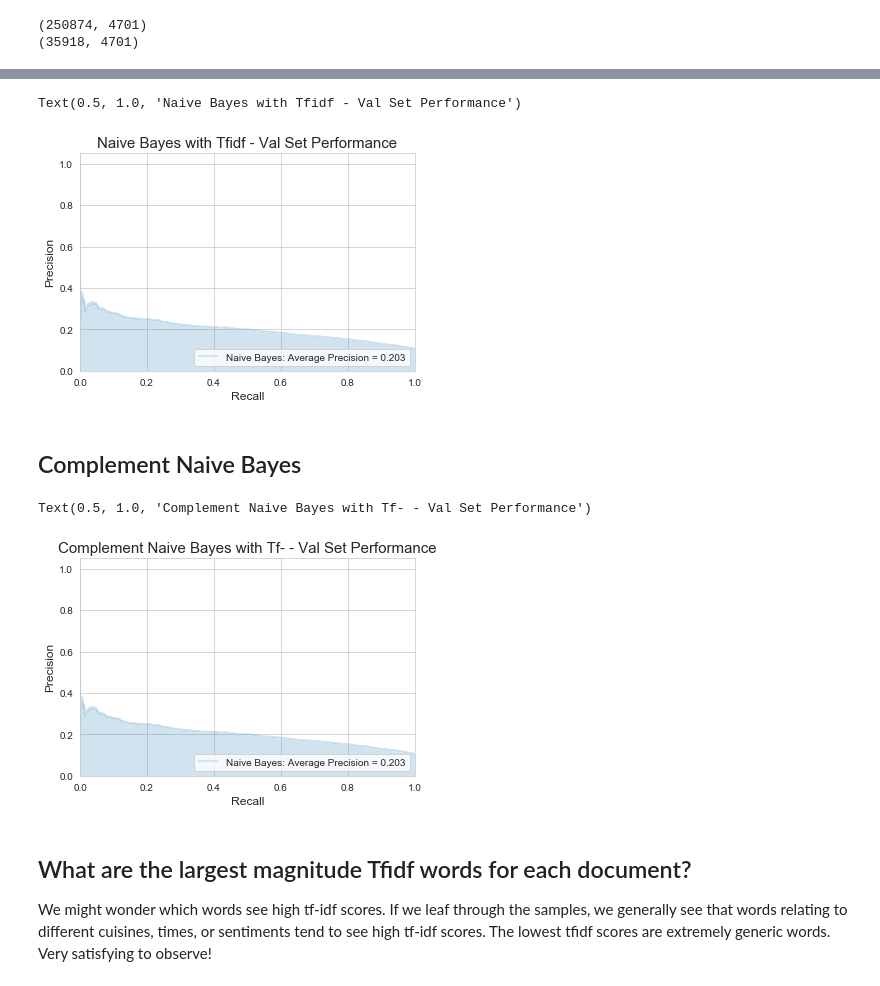
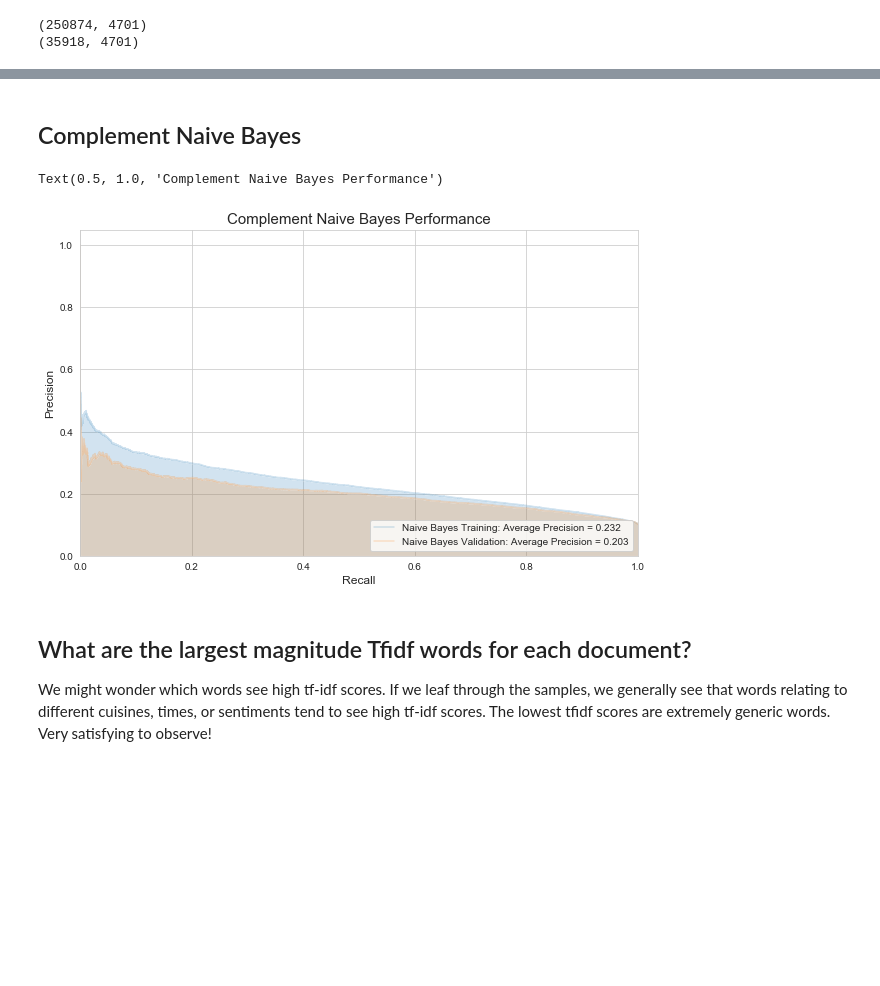
Before and after one commit to sujeongcha/Yelp-fake-review-detection, a Jupyter notebook: notebooks/exploratory/soojin-NB_validation.ipynb, the cells around one changed output, grey strips where cells are left out. Drawn from its saved outputs; the diff is of its cells as text; code cells hidden in the pictures; blank space fills up the shorter version.

```diff
--- a/notebooks/exploratory/soojin-NB_validation.ipynb
+++ b/notebooks/exploratory/soojin-NB_validation.ipynb
@@ -108,26 +101,17 @@ plot_pr(data['pred_nb'], data['label'], label='Naive Bayes')
-# %%
-y = data['label']
-nb = MultinomialNB()
-nb.fit(text_data_train, y)
-
-val['pred_nb'] = nb.predict_proba(text_data_val)[:,1]
-plot_pr(val['pred_nb'], val['label'], label='Naive Bayes')
-plt.title('Naive Bayes with Tfidf - Val Set Performance', fontsize = 15)
-# %% [output]
-Text(0.5, 1.0, 'Naive Bayes with Tfidf - Val Set Performance')
-[figure, removed]
 # %% [markdown]
 ## Complement Naive Bayes
 # %%
 cnb = ComplementNB()
 cnb.fit(text_data_train, y)
 
+data['pred_nb'] = nb.predict_proba(text_data_train)[:,1]
 val['pred_nb'] = nb.predict_proba(text_data_val)[:,1]
-plot_pr(val['pred_nb'], val['label'], label='Naive Bayes')
-plt.title('Complement Naive Bayes with Tfidf - Val Set Performance', fontsize = 15)
+plot_pr(data['pred_nb'], data['label'], label='Naive Bayes Training')
+plot_pr(val['pred_nb'], val['label'], label='Naive Bayes Validation')
+plt.title('Complement Naive Bayes Performance', fontsize = 15)
 # %% [output]
-Text(0.5, 1.0, 'Complement Naive Bayes with Tf- - Val Set Performance')
+Text(0.5, 1.0, 'Complement Naive Bayes Performance')
-[figure, old version]
+[figure, new version]
 # %% [markdown]
 ## What are the largest magnitude Tfidf words for each document?
 We might wonder which words see high tf-idf scores. If we leaf through the samples, we generally see that words relating to different cuisines, times, or sentiments tend to see high tf-idf scores. The lowest tfidf scores are extremely generic words. Very satisfying to observe!
```
Also changed, not shown: parts of 12 cells of this notebook.
